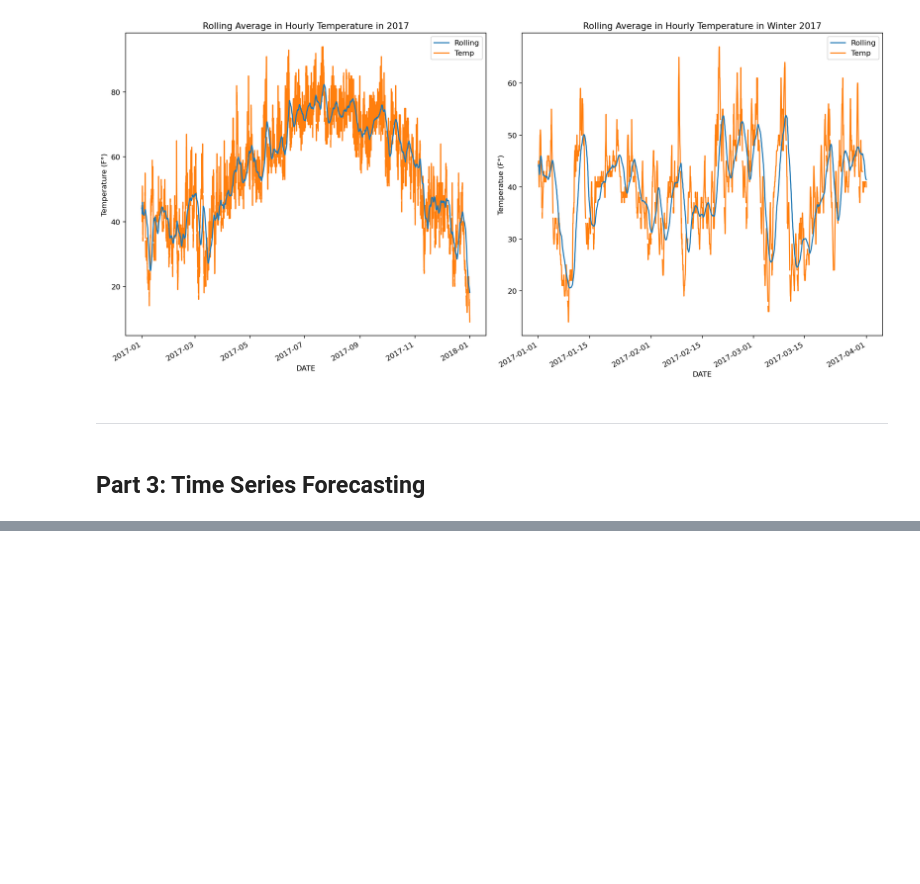
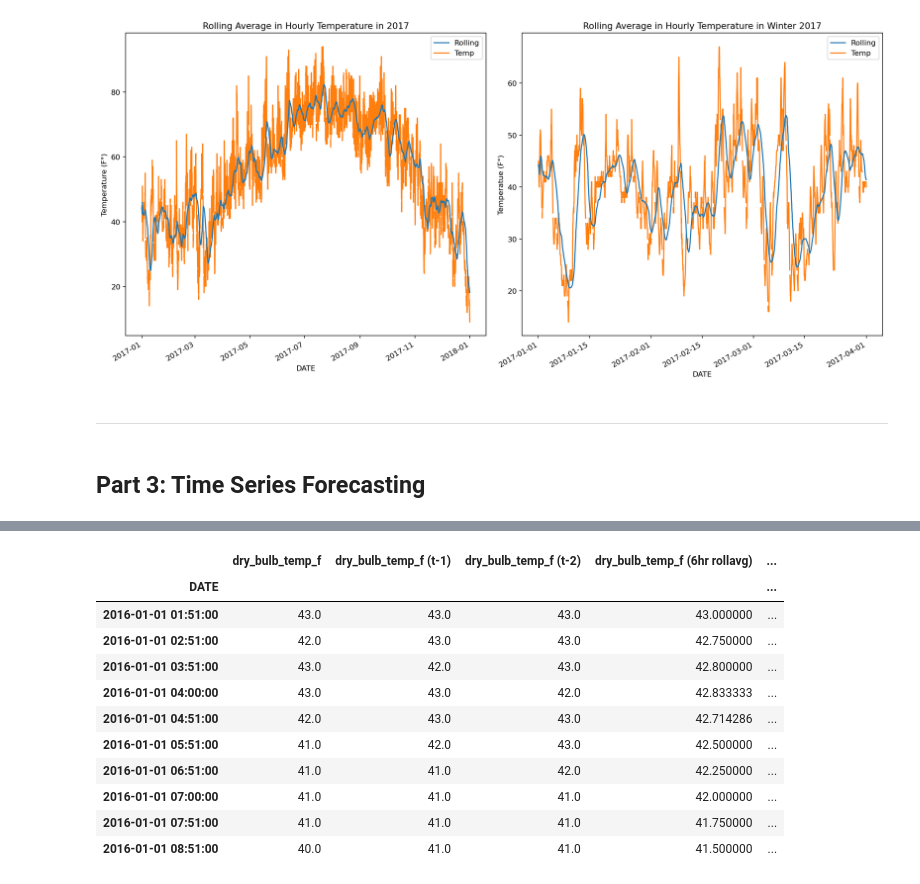
Before and after one commit to azharfachrezi/NOOA-Weather-Data-Analysis---JFK-Airport-New-York-, a Jupyter notebook: weather_data_analysis.ipynb, the cells around one changed output, grey strips where cells are left out. Drawn from its saved outputs; the diff is of its cells as text; code cells hidden in the pictures; blank space fills up the shorter version.

```diff
--- a/weather_data_analysis.ipynb
+++ b/weather_data_analysis.ipynb
@@ -557,0 +631,32 @@ from statsmodels.tsa.statespace.sarimax import SARIMAX
+# %%
+# column containing the data to be modeled
+Y_COL = 'dry_bulb_temp_f'
+
+# Use shifting and rolling averages to predict Y_COL (t)
+n_in = 2
+n_out = 1
+features = [Y_COL]
+n_features = len(features)
+
+# Create the baseline on the entire sample dataset
+# We will evaluate the prediction error on the validation set
+baseline = sample[[Y_COL]].copy()
+baseline[f'{Y_COL} (t-1)'] = baseline[Y_COL].shift(1)
+baseline[f'{Y_COL} (t-2)'] = baseline[Y_COL].shift(2)
+baseline[f'{Y_COL} (6hr rollavg)'] = baseline[Y_COL].rolling('6H').mean()
+baseline[f'{Y_COL} (12hr rollavg)'] = baseline[Y_COL].rolling('12H').mean()
+baseline.dropna(inplace=True)
+baseline.head(10)
+# %% [output]
+|  | dry_bulb_temp_f | dry_bulb_temp_f (t-1) | dry_bulb_temp_f (t-2) | dry_bulb_temp_f (6hr rollavg) | ... |
+| DATE |  |  |  |  | ... |
+| 2016-01-01 01:51:00 | 43.0 | 43.0 | 43.0 | 43.000000 | ... |
+| 2016-01-01 02:51:00 | 42.0 | 43.0 | 43.0 | 42.750000 | ... |
+| 2016-01-01 03:51:00 | 43.0 | 42.0 | 43.0 | 42.800000 | ... |
+| 2016-01-01 04:00:00 | 43.0 | 43.0 | 42.0 | 42.833333 | ... |
+| 2016-01-01 04:51:00 | 42.0 | 43.0 | 43.0 | 42.714286 | ... |
+| 2016-01-01 05:51:00 | 41.0 | 42.0 | 43.0 | 42.500000 | ... |
+| 2016-01-01 06:51:00 | 41.0 | 41.0 | 42.0 | 42.250000 | ... |
+| 2016-01-01 07:00:00 | 41.0 | 41.0 | 41.0 | 42.000000 | ... |
+| 2016-01-01 07:51:00 | 41.0 | 41.0 | 41.0 | 41.750000 | ... |
+| 2016-01-01 08:51:00 | 40.0 | 41.0 | 41.0 | 41.500000 | ... |
```
Also changed, not shown: parts of 14 cells of this notebook.
